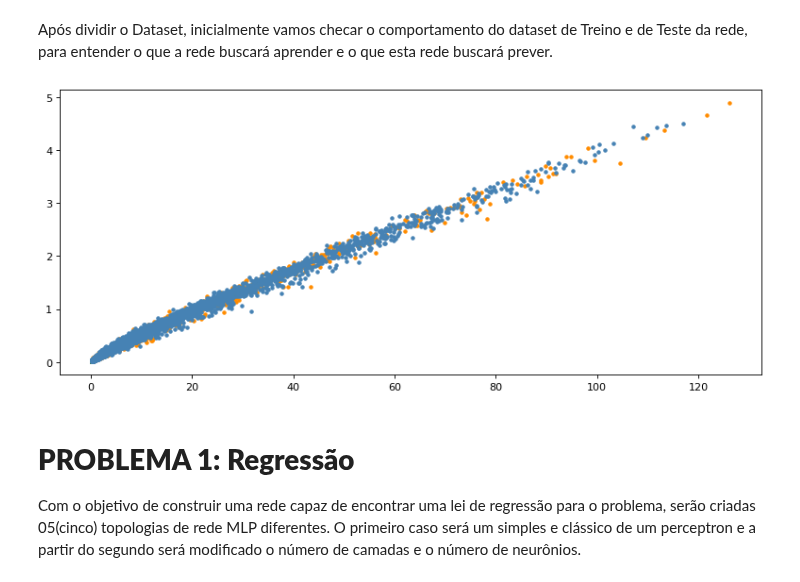
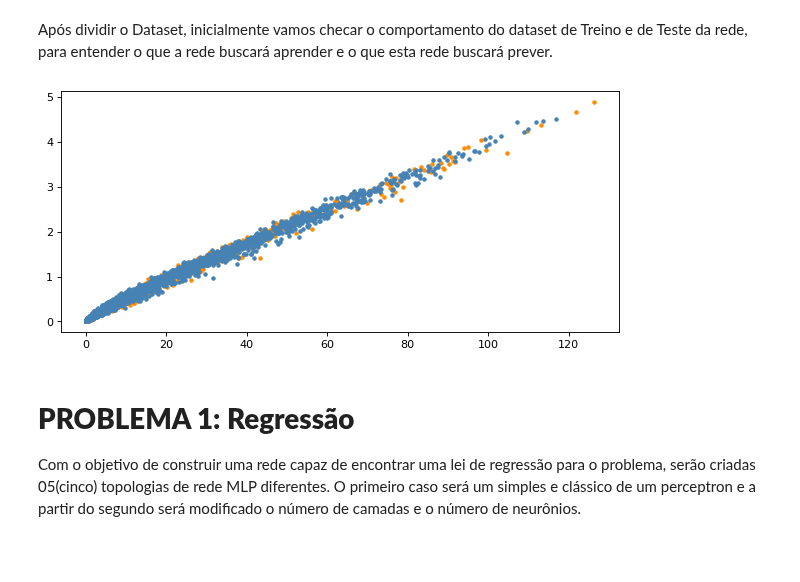
Before and after one commit to lourencocavalcante/Neurocomputacao, a Jupyter notebook: CAP351_Projeto_01_MLP.ipynb, the cells around one changed output. Drawn from its saved outputs; the diff is of its cells as text; code cells hidden in the pictures; blank space fills up the shorter version.

```diff
--- a/CAP351_Projeto_01_MLP.ipynb
+++ b/CAP351_Projeto_01_MLP.ipynb
@@ -152,12 +152,12 @@ Tamanho do dataset para validação:  13614
 # %% [markdown]
 Após dividir o Dataset, inicialmente vamos checar o comportamento do dataset de Treino e de Teste da rede, para entender o que a rede buscará aprender e o que esta rede buscará prever.
 # %%
-figure(figsize=(12,5),dpi=80)
+figure(figsize=(9,4),dpi=80)
 plt.plot(x_train, y_train, '.', color='#FF8C00', label="Dados para Treinamento")
 plt.plot(x_test, y_test, '.', color='#4682B4', label="Dados para Teste")
 plt.show()
 # %% [output]
-[figure, old version]
+[figure, new version]
 # %% [markdown]
 # **PROBLEMA 1: Regressão**
 Com o objetivo de construir uma rede capaz de encontrar uma lei de regressão para o problema, serão criadas 05(cinco) topologias de rede MLP diferentes. O primeiro caso será um simples e clássico de um perceptron e a partir do segundo será modificado o número de camadas e o número de neurônios.
```
Also changed, not shown: parts of 19 cells of this notebook.
